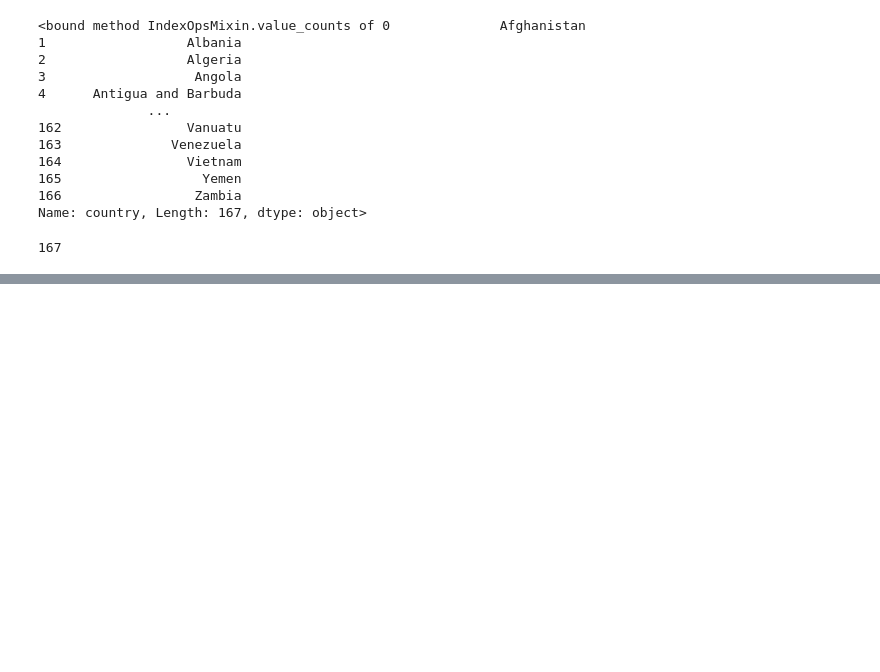
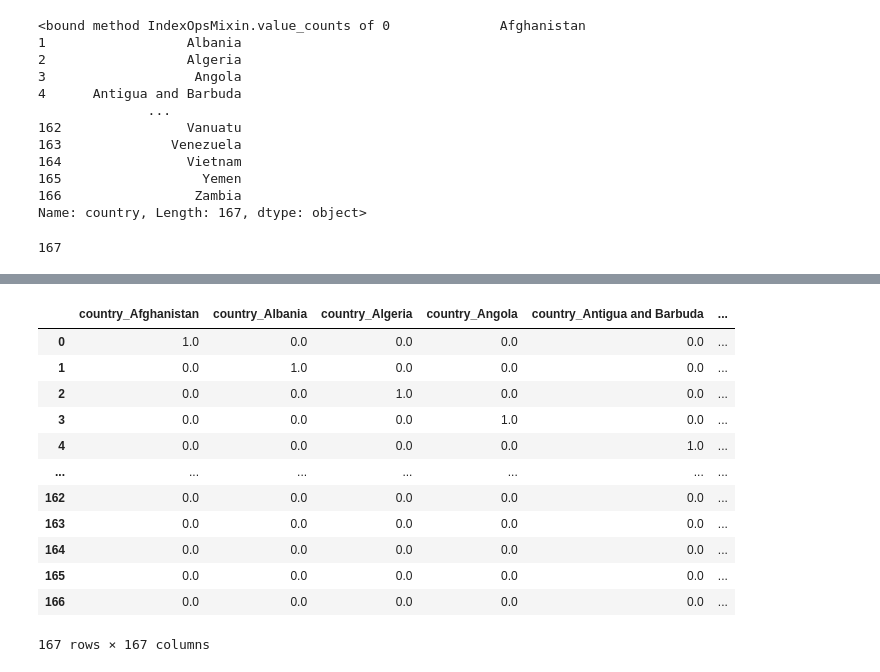
Before and after one commit to I-amyayi/Clustering-PCA, a Jupyter notebook: NGO.ipynb, the cells around one changed output, grey strips where cells are left out. Drawn from its saved outputs; the diff is of its cells as text; code cells hidden in the pictures; blank space fills up the shorter version.

```diff
--- a/NGO.ipynb
+++ b/NGO.ipynb
@@ -119,0 +142,25 @@ copied_df['country'].nunique()
+# %%
+# Initialize the OneHotEncoder
+encoder = OneHotEncoder(sparse_output=False)  # `sparse=False` returns a dense array
+
+# Fit and transform the "country" column
+encoded_countries = encoder.fit_transform(copied_df[['country']])
+
+# Create a DataFrame with the one-hot encoded columns
+encoded_countries_df = pd.DataFrame(encoded_countries, columns=encoder.get_feature_names_out(['country']))
+
+encoded_countries_df
+# %% [output]
+|  | country_Afghanistan | country_Albania | country_Algeria | country_Angola | country_Antigua and Barbuda | ... |
+| 0 | 1.0 | 0.0 | 0.0 | 0.0 | 0.0 | ... |
+| 1 | 0.0 | 1.0 | 0.0 | 0.0 | 0.0 | ... |
+| 2 | 0.0 | 0.0 | 1.0 | 0.0 | 0.0 | ... |
+| 3 | 0.0 | 0.0 | 0.0 | 1.0 | 0.0 | ... |
+| 4 | 0.0 | 0.0 | 0.0 | 0.0 | 1.0 | ... |
+| ... | ... | ... | ... | ... | ... | ... |
+| 162 | 0.0 | 0.0 | 0.0 | 0.0 | 0.0 | ... |
+| 163 | 0.0 | 0.0 | 0.0 | 0.0 | 0.0 | ... |
+| 164 | 0.0 | 0.0 | 0.0 | 0.0 | 0.0 | ... |
+| 165 | 0.0 | 0.0 | 0.0 | 0.0 | 0.0 | ... |
+| 166 | 0.0 | 0.0 | 0.0 | 0.0 | 0.0 | ... |
+167 rows × 167 columns
```
Also changed, not shown: parts of 5 cells of this notebook.
